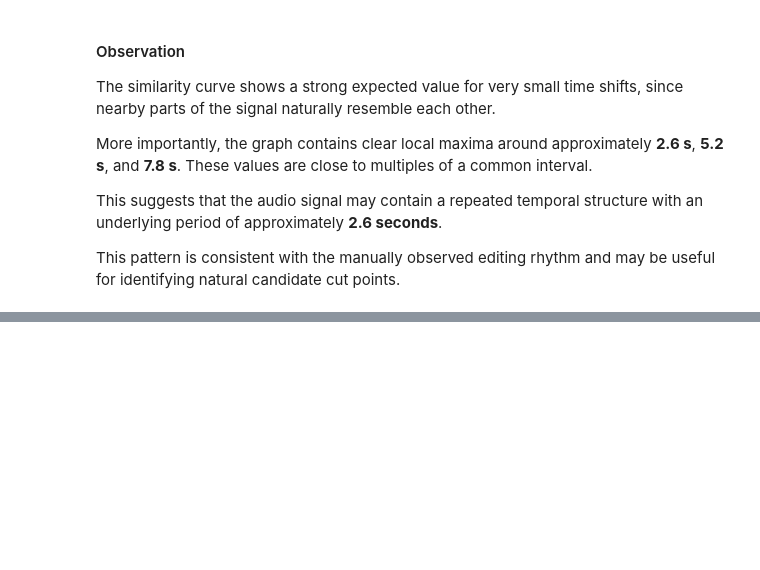
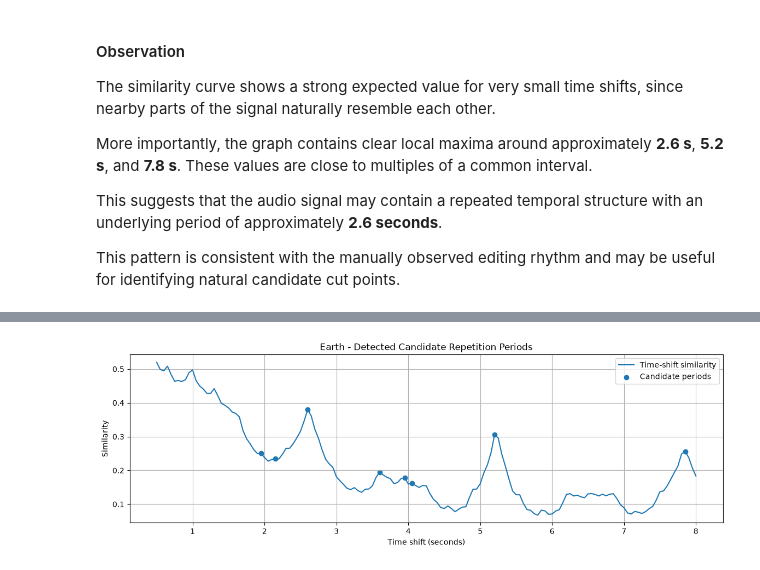
Before and after one commit to sradev81/Hidden-Pulse, a Jupyter notebook: hidden_pulse_analysis.ipynb, the cells around one changed output, grey strips where cells are left out. Drawn from its saved outputs; the diff is of its cells as text; code cells hidden in the pictures; blank space fills up the shorter version.

Commit message:
Validate candidate edit points against manual timeline

```diff
--- a/hidden_pulse_analysis.ipynb
+++ b/hidden_pulse_analysis.ipynb
@@ -294,0 +354,24 @@ This pattern is consistent with the manually observed editing rhythm and may be
+# %%
+plt.figure(figsize=(14, 4))
+
+plt.plot(
+    lag_times,
+    similarities,
+    label="Time-shift similarity"
+)
+
+plt.scatter(
+    lag_times[top_candidates],
+    similarities[top_candidates],
+    label="Candidate periods"
+)
+
+plt.xlabel("Time shift (seconds)")
+plt.ylabel("Similarity")
+plt.title("Earth - Detected Candidate Repetition Periods")
+plt.grid()
+plt.legend()
+
+plt.show()
+# %% [output]
+[figure, added]
```
Also changed, not shown: parts of 15 cells of this notebook.
